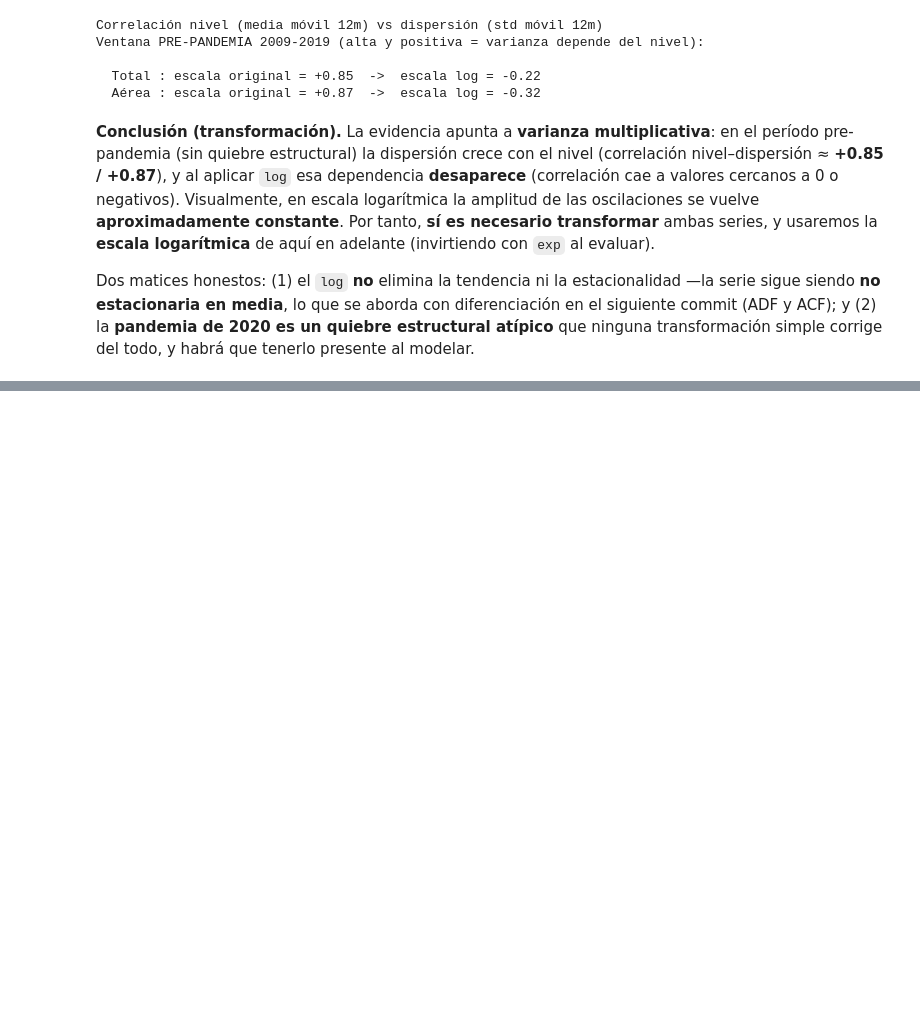
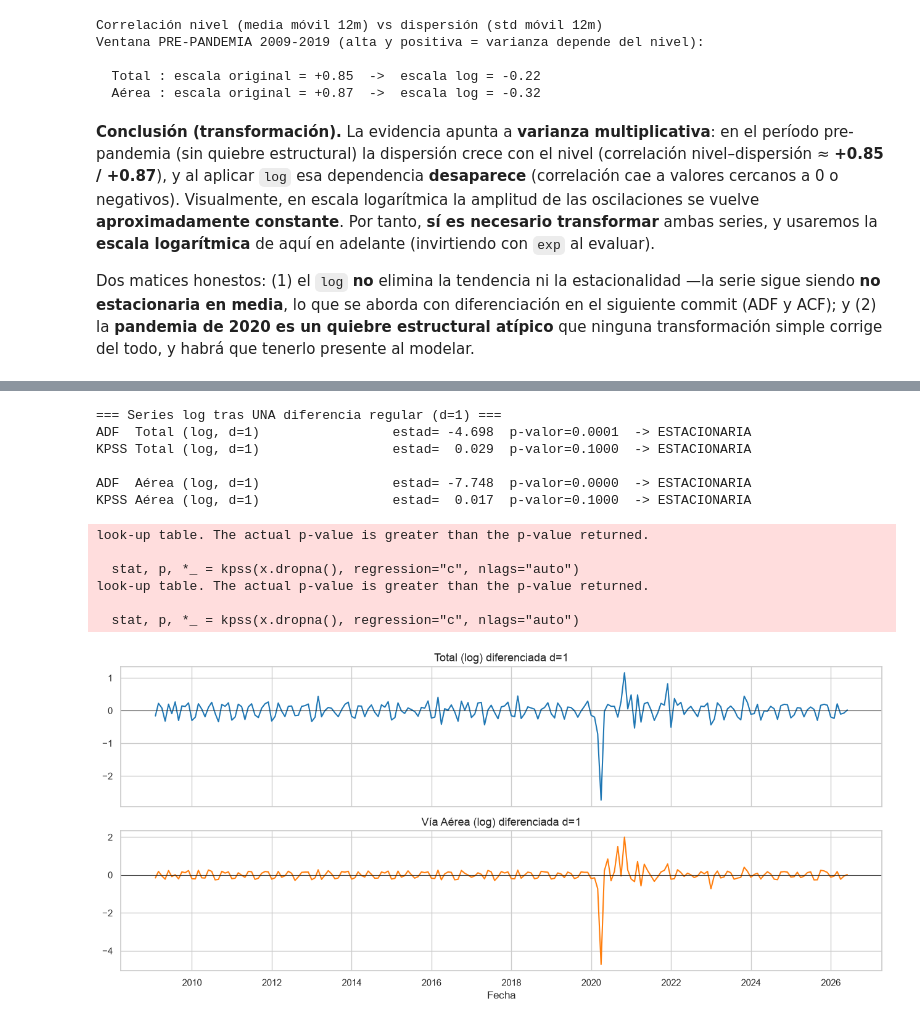
Before and after one commit to nicoCT04/Lab1DataScience, a Jupyter notebook: Lab1_Series_Tiempo.ipynb, the cells around one changed output, grey strips where cells are left out. Saved outputs shown, nothing was run; the diff lists cells and outputs as text; code cells hidden in the pictures; blank space fills up the shorter version.

```diff
--- a/Lab1_Series_Tiempo.ipynb
+++ b/Lab1_Series_Tiempo.ipynb
@@ -724,0 +804,28 @@ transformación simple corrige del todo, y habrá que tenerlo presente al modela
+# %%
+serie_total_d1 = serie_total_log.diff(1).dropna()
+serie_aerea_d1 = serie_aerea_log.diff(1).dropna()
+
+print("=== Series log tras UNA diferencia regular (d=1) ===")
+for s, nom in [(serie_total_d1, "Total (log, d=1)"), (serie_aerea_d1, "Aérea (log, d=1)")]:
+    prueba_adf(s, nom); prueba_kpss(s, nom); print()
+
+fig, ax = plt.subplots(2, 1, figsize=(13, 6), sharex=True)
+ax[0].plot(serie_total_d1, color="#1f77b4"); ax[0].axhline(0, color="k", lw=.6)
+ax[0].set_title("Total (log) diferenciada d=1")
+ax[1].plot(serie_aerea_d1, color="#ff7f0e"); ax[1].axhline(0, color="k", lw=.6)
+ax[1].set_title("Vía Aérea (log) diferenciada d=1"); ax[1].set_xlabel("Fecha")
+plt.tight_layout(); plt.show()
+# %% [output]
+=== Series log tras UNA diferencia regular (d=1) ===
+ADF  Total (log, d=1)                 estad= -4.698  p-valor=0.0001  -> ESTACIONARIA
+KPSS Total (log, d=1)                 estad=  0.029  p-valor=0.1000  -> ESTACIONARIA
+
+ADF  Aérea (log, d=1)                 estad= -7.748  p-valor=0.0000  -> ESTACIONARIA
+KPSS Aérea (log, d=1)                 estad=  0.017  p-valor=0.1000  -> ESTACIONARIA
+look-up table. The actual p-value is greater than the p-value returned.
+
+  stat, p, *_ = kpss(x.dropna(), regression="c", nlags="auto")
+look-up table. The actual p-value is greater than the p-value returned.
+
+  stat, p, *_ = kpss(x.dropna(), regression="c", nlags="auto")
+[figure, added]
```
Also changed, not shown: parts of 10 cells of this notebook.
